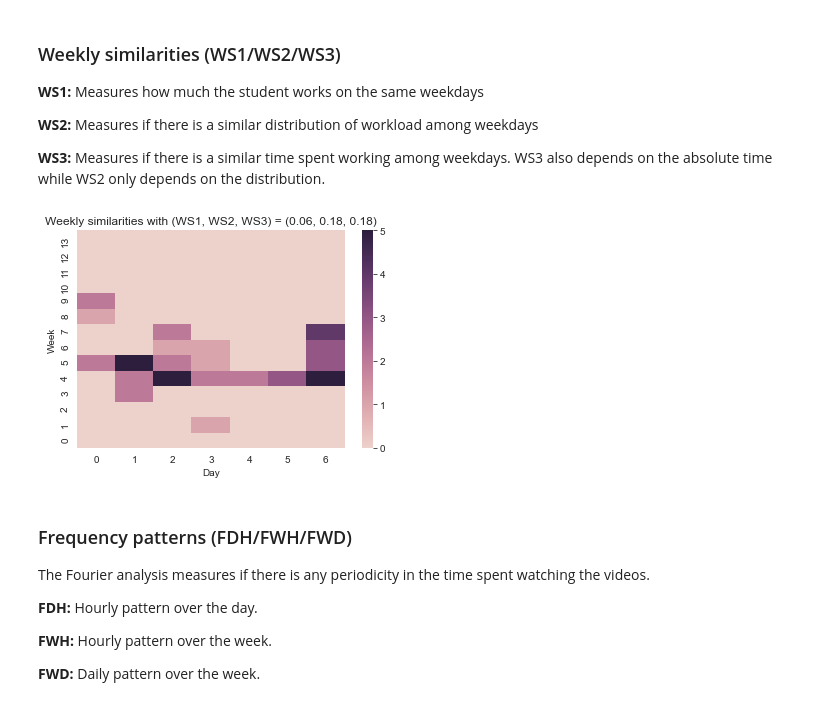
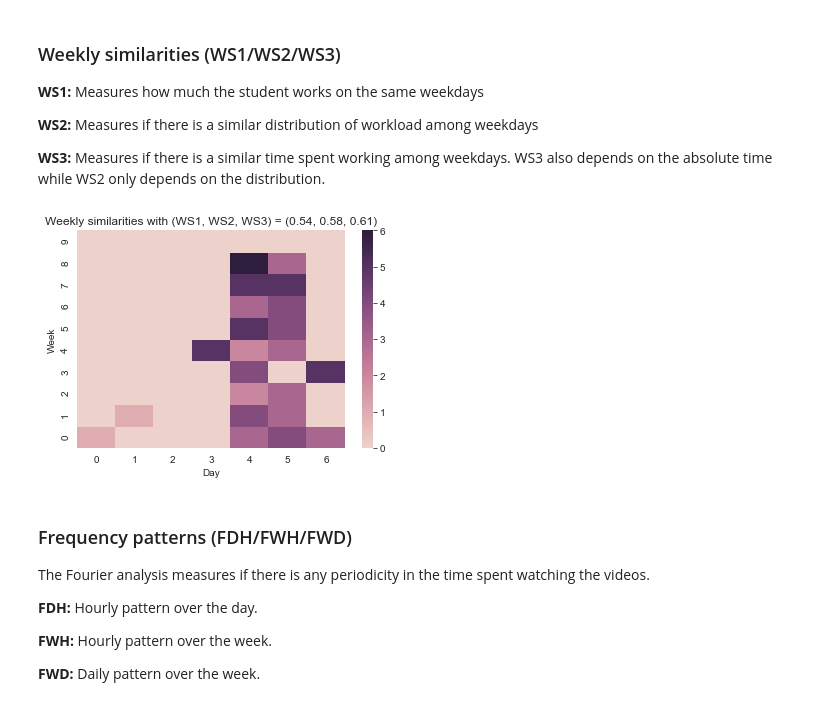
Before and after one commit to epfl-ml4ed/flipped-classroom, a Jupyter notebook: Notebook/Regularity.ipynb, the cells around one changed output. Cells and saved outputs as stored; diff of their text form; code cells hidden in the pictures.

```diff
--- a/Notebook/Regularity.ipynb
+++ b/Notebook/Regularity.ipynb
@@ -47,5 +47,6 @@ df = queryDB(query, columns)
 # %% [markdown]
 ### Create year column
 # %%
-df[Year] = df['DataPackageID'].apply(lambda x: '2017' if('2017' in x) else '2018')
-df.head()
+def addYearColumn(df):
+    df[Year] = df['DataPackageID'].apply(lambda x: year1 if('2017' in x) else year2)
+    return df
@@ -214,13 +222,17 @@ def normalize(v):
     if s == 0: return v
     return v / s
 
-def get_rand_student(X):
-    rand_id = list(X[StudentID].sample(1))[0] # , random_state=12903
-    print(rand_id)
-    return X[X[StudentID] == rand_id]
+def get_rand_id(X):
+    return list(X[StudentID].sample(1))[0]
 
-def get_student_by_id(X,student_id):
-    return X[X[StudentID] == student_id]
+def get_rand_student(X, studentID): # /!\ studentID != StudentID
+    if(not studentID):
+        studentID = get_rand_id(X)
+        print(studentID)
+    return X[X[StudentID] == str(studentID)]
+
+# def get_student_by_id(X,student_id):
+#     return X[X[StudentID] == student_id]
 
 #Get the list of timestamps indicating when the student was active
 #Student is a table containing all the rows of `student`
@@ -399,25 +419,23 @@ def day_activity_by_week(Lw, T):
              days[w,d] = activity_at_day(w,d)
     return days
 
-def plot_WS(X, student_id=0):
-    if student_id:
-        student = get_student_by_id(X,str(student_id))
-    else:
-        student = get_rand_student(X)
+def plot_WS(X, studentID=0):
+    student = get_rand_student(X, studentID)
     T, Lw = get_time(student)
-    WS = "{:.2f}, {:.2f}, {:.2f}".format(WS1(Lw, T), WS2(Lw, T),WS2(Lw, T))
+    WS = "{:.2f}, {:.2f}, {:.2f}".format(WS1(Lw, T), WS2(Lw, T), WS3(Lw, T))
     ax = sns.heatmap(day_activity_by_week(Lw, T), cmap=sns.cubehelix_palette(as_cmap=True))
     ax.invert_yaxis()
     plt.title("Weekly similarities with (WS1, WS2, WS3) = (" + WS+")")
     plt.ylabel('Week')
     plt.xlabel('Day')
-# %%
-plot_WS(df_clean, 8438)
-# 44790 (0.34,0.32,0.32)
-# 8438 WS1 = 0.06
-# 48774 (0.12,0.3, 0.3)
-# %% [output]
-[figure, removed]
+# %%
+plot_WS(df_clean,46461)
+# 47712 all on sundays
+# 10118 all at the beginning of the week
+# 49212 a session of 10 hours
+# 46461 all on weekend
+# %% [output]
+[figure, added]
 # %% [markdown]
 ### Frequency patterns (FDH/FWH/FWD)
 
```
Also changed, not shown: parts of 24 cells of this notebook.
